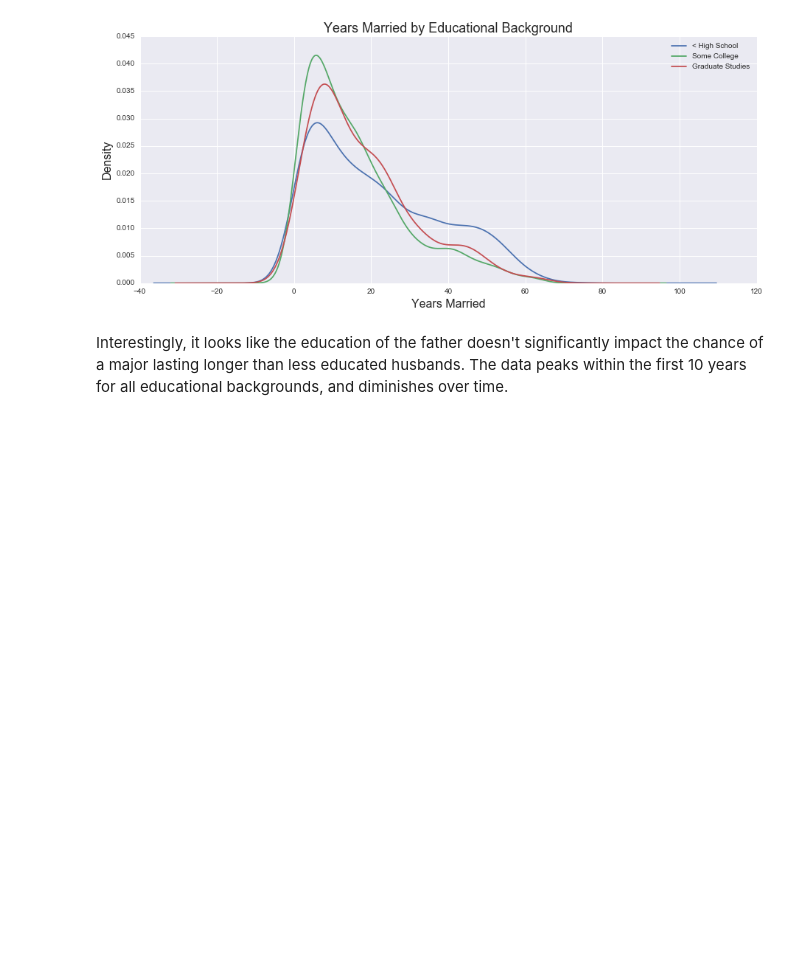
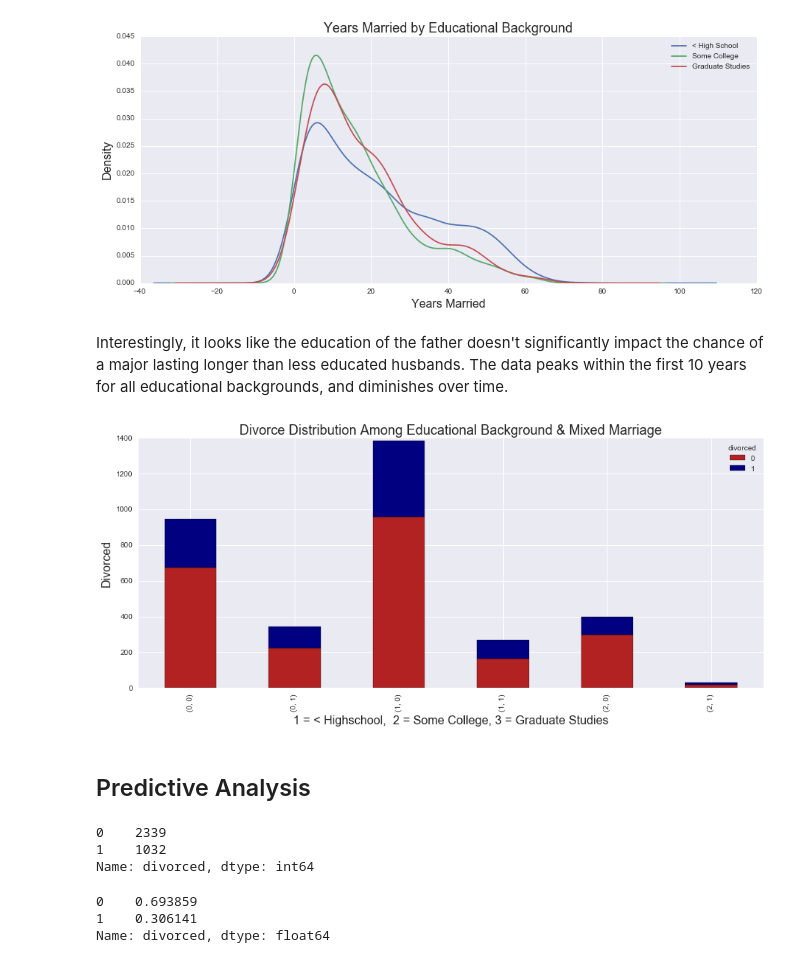
Before and after one commit to tylermanning/marriage_dataset, a Jupyter notebook: Divorce Data Set.ipynb, the cells around one changed output. Cells and saved outputs as stored; diff of their text form; code cells hidden in the pictures; blank space fills up the shorter version.

```diff
--- a/Divorce Data Set.ipynb
+++ b/Divorce Data Set.ipynb
@@ -95,3 +95,16 @@ plotting("Years Married", "Density", "Years Married by Educational Background",
 [figure]
 # %% [markdown]
 Interestingly, it looks like the education of the father doesn't significantly impact the chance of a major lasting longer than less educated husbands. The data peaks within the first 10 years for all educational backgrounds, and diminishes over time.
+# %%
+# Cross tabulate the Divorced couples betwen the husband's education & the interracial identifier
+# Note raw_sex is used here so male/female text would appear on graph
+multivari = pd.crosstab([raw_data["husb_educ"], raw_data["mixed"]], raw_data["divorced"])
+
+# Plot these data sets, stacking survival
+plotting("1 = < Highschool,  2 = Some College, 3 = Graduate Studies",
+        "Divorced", "Divorce Distribution Among Educational Background & Mixed Marriage",
+        multivari.plot(kind='bar', stacked=True, color=['firebrick', 'navy'], figsize=(15,6)))
+# %% [output]
+[figure, added]
+# %% [markdown]
+## Predictive Analysis
@@ -97,0 +113,12 @@ Interestingly, it looks like the education of the father doesn't significantly i
+# %%
+raw_data['divorced'].value_counts()
+# %% [output]
+0    2339
+1    1032
+Name: divorced, dtype: int64
+# %%
+raw_data['divorced'].value_counts() / 3371
+# %% [output]
+0    0.693859
+1    0.306141
+Name: divorced, dtype: float64
```
Also changed, not shown: parts of 17 cells of this notebook.
